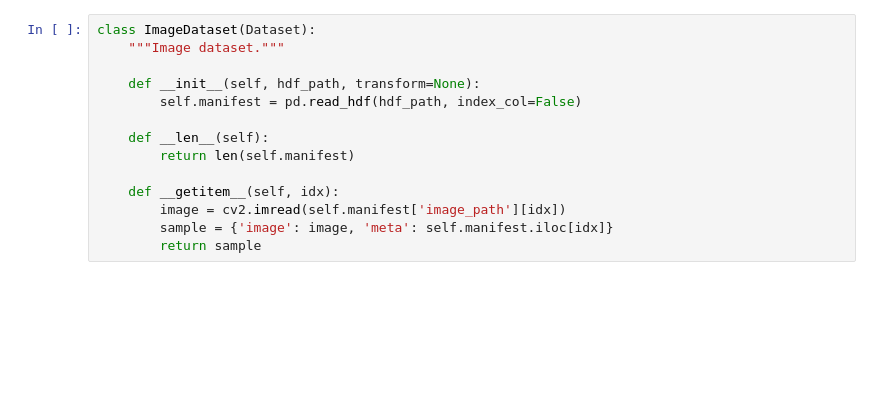
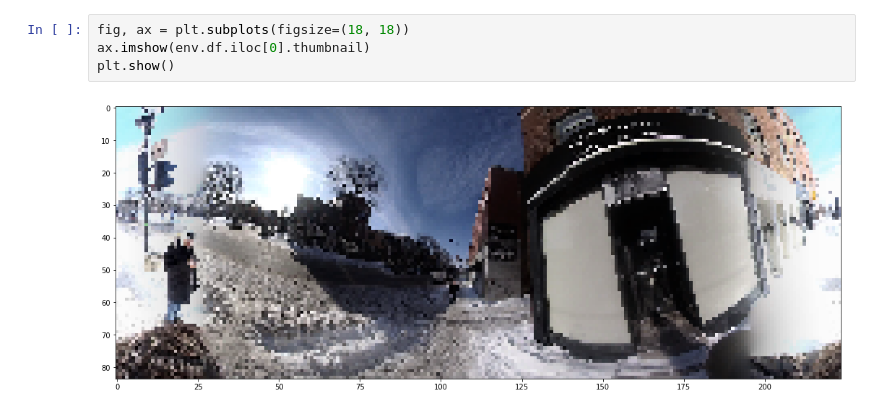
Before and after one commit to mweiss17/hyrule-gym, a Jupyter notebook: dataset.ipynb, the cells around one changed output. Saved outputs shown, nothing was run; the diff lists cells and outputs as text; blank space fills up the shorter version.

Commit message:
cleaned up notebook, and made the dataset creation code nice

```diff
--- a/dataset.ipynb
+++ b/dataset.ipynb
@@ -162,14 +62,6 @@ Direction.RIGHT
-# %%
-class ImageDataset(Dataset):
-    """Image dataset."""
-
-    def __init__(self, hdf_path, transform=None):
-        self.manifest = pd.read_hdf(hdf_path, index_col=False)
-
-    def __len__(self):
-        return len(self.manifest)
-
-    def __getitem__(self, idx):
-        image = cv2.imread(self.manifest['image_path'][idx])
-        sample = {'image': image, 'meta': self.manifest.iloc[idx]}
-        return sample
+# %%
+fig, ax = plt.subplots(figsize=(18, 18))
+ax.imshow(env.df.iloc[0].thumbnail)
+plt.show()
+# %% [output]
+[figure, added]
```
Also changed, not shown: parts of 21 cells of this notebook, 4 other files.
